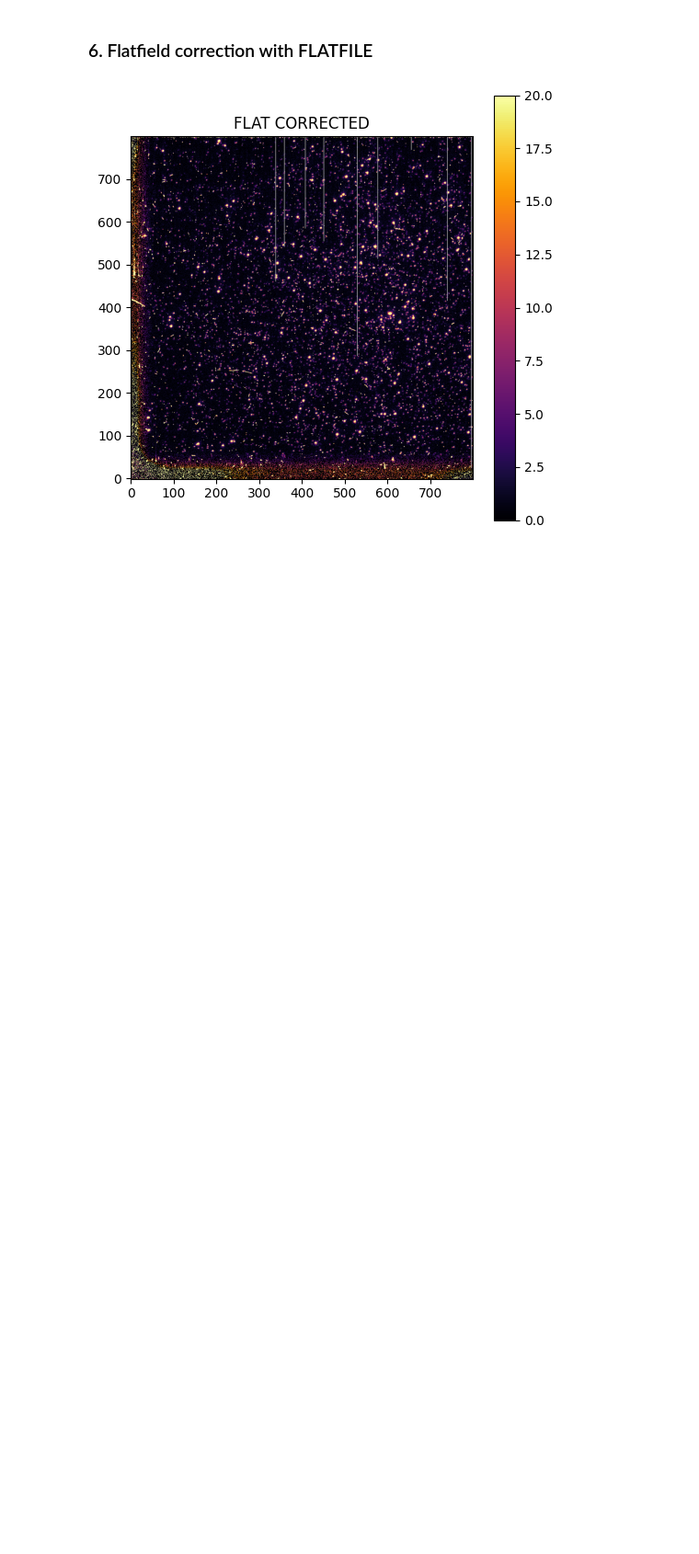
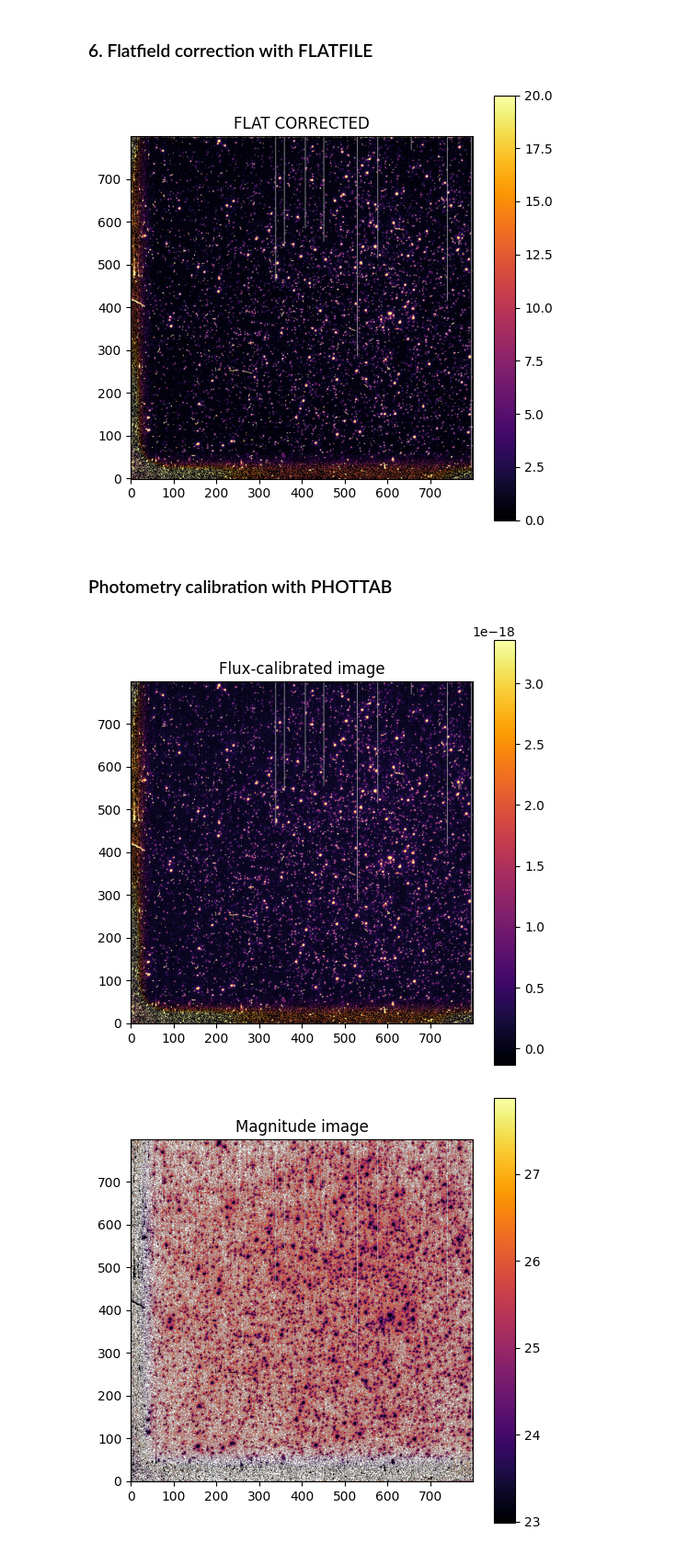
Before and after one commit to RachelOdunuga/optical-detectors-hst-sentinel, a Jupyter notebook: hst-assignment.ipynb, the cells around one changed output. Shown at 92% size. Saved outputs shown, nothing was run; the diff lists cells and outputs as text; code cells hidden in the pictures; blank space fills up the shorter version.

Commit message:
Photometry Calibration

```diff
--- a/hst-assignment.ipynb
+++ b/hst-assignment.ipynb
@@ -188,3 +191,36 @@ flat_corrected = apply_flat(dark_corrected, flat[0])
 show_image(flat_corrected, 'FLAT CORRECTED')
 # %% [output]
 [figure]
+# %% [markdown]
+### Photometry calibration with PHOTTAB
+# %%
+phottab_data = {
+    "Filter": ["F336W", "F555W"],
+    "PHOTFLAM": [1.115396e-16, 6.920538e-18],
+    "PHOTZPT": [-21.1, -21.1],
+    "PHOTPLAM": [3359.474, 5442.934],
+    "PHOTBW": [204.4908, 522.2513],
+    "ZP_CORR": [-0.03288031, 0.02655506]
+}
+
+phottab = pd.DataFrame(phottab_data)
+
+filter = raw_header['FILTNAM1']
+file_phot = phottab.loc[phottab["Filter"] == filter].iloc[0]
+PHOTFLAM = float(file_phot["PHOTFLAM"])
+PHOTZPT  = float(file_phot["PHOTZPT"])
+ZP_CORR  = float(file_phot["ZP_CORR"])
+# %%
+def apply_photometry(image, exptime, photflam, photzpt, zp_corr):
+    flux = (image / exptime)*photflam
+    mag = -2.5 * np.log10(flux) + photzpt + zp_corr
+    return flux, mag
+
+flux, mag = apply_photometry(flat_corrected, exptime, PHOTFLAM, PHOTZPT, ZP_CORR)
+lo, hi = np.nanpercentile(flux, [5, 98])
+show_image(flux, "Flux-calibrated image", lo, hi)
+lo, hi = np.nanpercentile(mag, [5, 98])
+show_image(mag, "Magnitude image", lo, hi)
+# %% [output]
+[figure, added]
+[figure, added]
```
Also changed, not shown: parts of 2 cells of this notebook.
